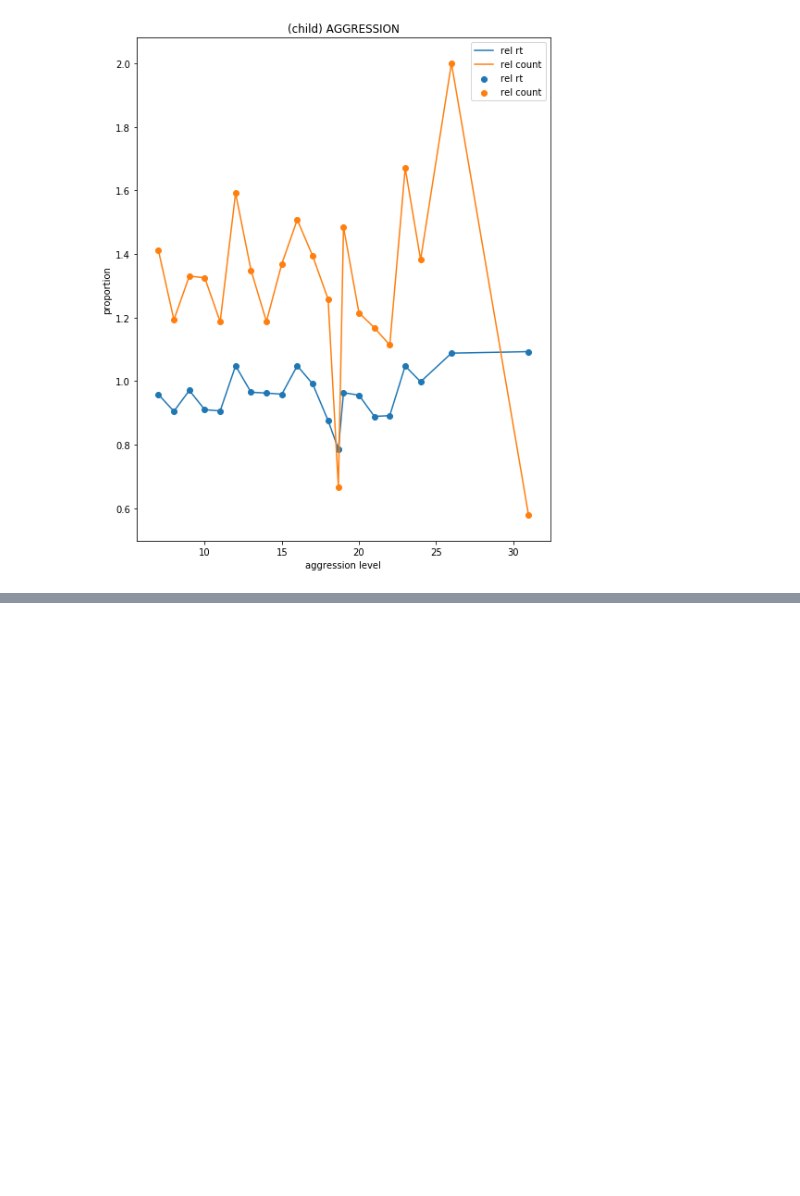
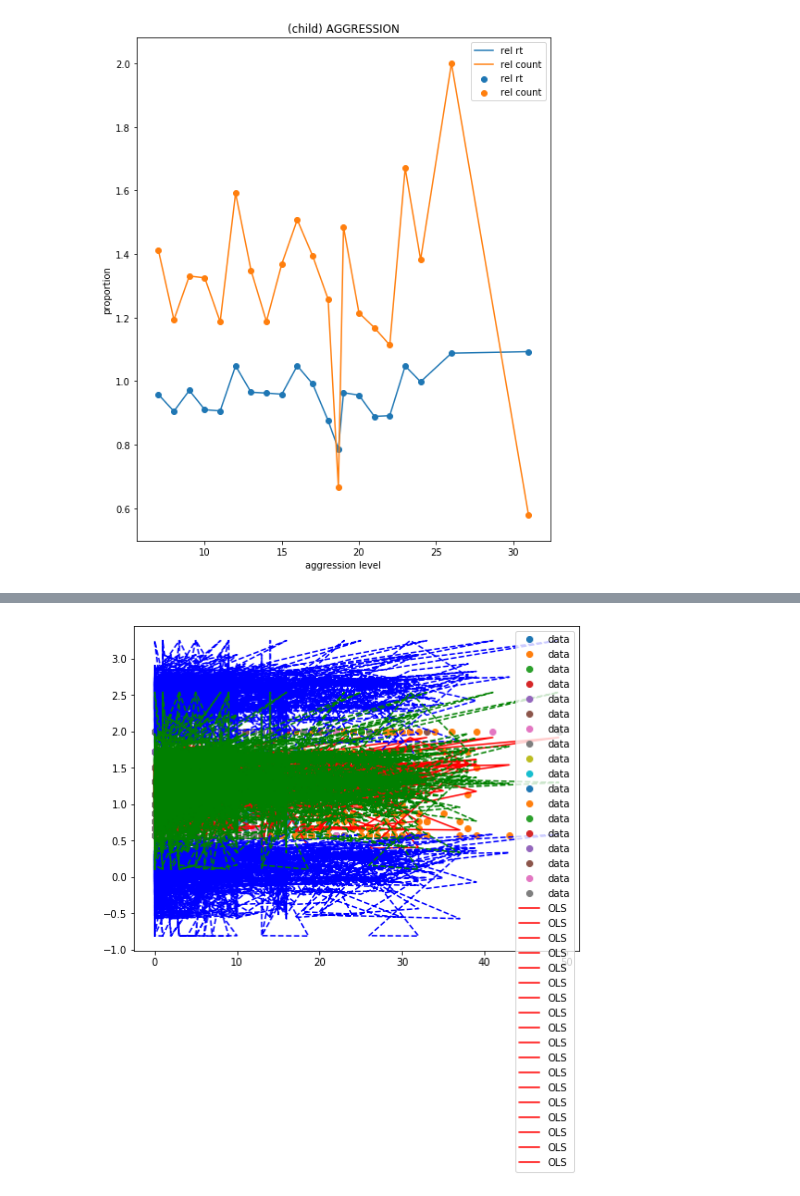
Before and after one commit to BU-Spark/CS506Spring2021Repository, a Jupyter notebook: Drift Diffusion Models of children's interactions in a Repeated Prisoner's Dilemma Game - Team 2/analysis/RT-analysis.ipynb, the cells around one changed output, grey strips where cells are left out. Drawn from its saved outputs; the diff is of its cells as text; code cells hidden in the pictures; blank space fills up the shorter version.

```diff
--- a/Drift Diffusion Models of children's interactions in a Repeated Prisoner's Dilemma Game - Team 2/analysis/RT-analysis.ipynb
+++ b/Drift Diffusion Models of children's interactions in a Repeated Prisoner's Dilemma Game - Team 2/analysis/RT-analysis.ipynb
@@ -455,3 +456,14 @@ plotRelAvgs(12,"aggression level", "(child) AGGRESSION")
 [figure]
 [figure]
 [figure]
+# %%
+#lasso variables
+X_lasso = X[['Education_level', 'C_IBSbully', 'P-SDQ_Total_Problems', 'C-EATQ_Aggression']]
+
+print(X_lasso)
+
+mod = sm.OLS(y,X_lasso)
+fii = mod.fit()
+p_values = fii.summary2().tables[1]['P>|t|']
+
+print(p_values)
@@ -457,0 +490,22 @@ plotRelAvgs(12,"aggression level", "(child) AGGRESSION")
+# %%
+from statsmodels.stats.outliers_influence import summary_table
+
+#plotting confidence band
+res = fii
+st, data, ss2 = summary_table(res, alpha=0.05)
+fittedvalues = data[:,2]
+predict_mean_se  = data[:,3]
+predict_mean_ci_low, predict_mean_ci_upp = data[:,4:6].T
+predict_ci_low, predict_ci_upp = data[:,6:8].T
+
+fig, ax = plt.subplots(figsize=(8,6))
+ax.plot(X, y, 'o', label="data")
+ax.plot(X, fittedvalues, 'r-', label='OLS')
+ax.plot(X, predict_ci_low, 'b--')
+ax.plot(X, predict_ci_upp, 'b--')
+ax.plot(X, predict_mean_ci_low, 'g--')
+ax.plot(X, predict_mean_ci_upp, 'g--')
+ax.legend(loc='best');
+plt.show()
+# %% [output]
+[figure, added]
```
Also changed, not shown: parts of 3 cells of this notebook, 1 other file.
